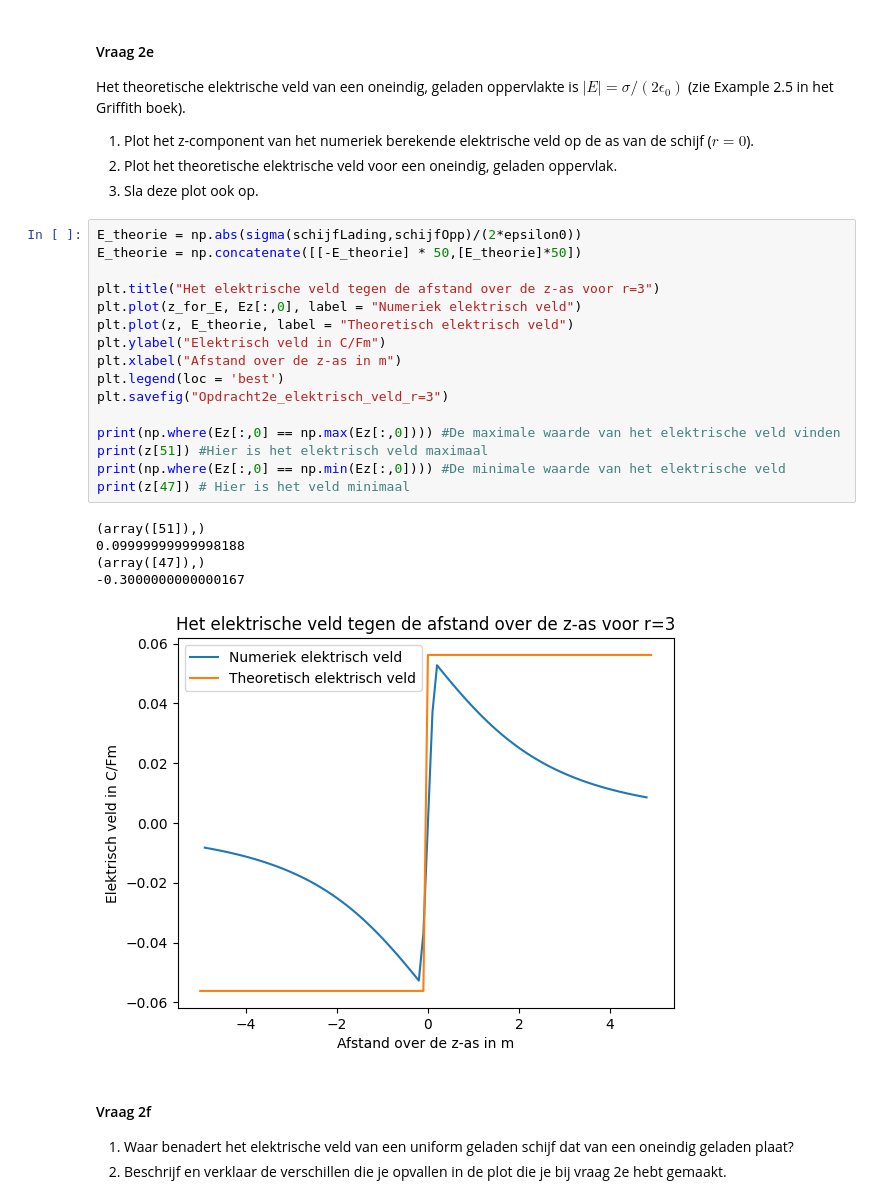
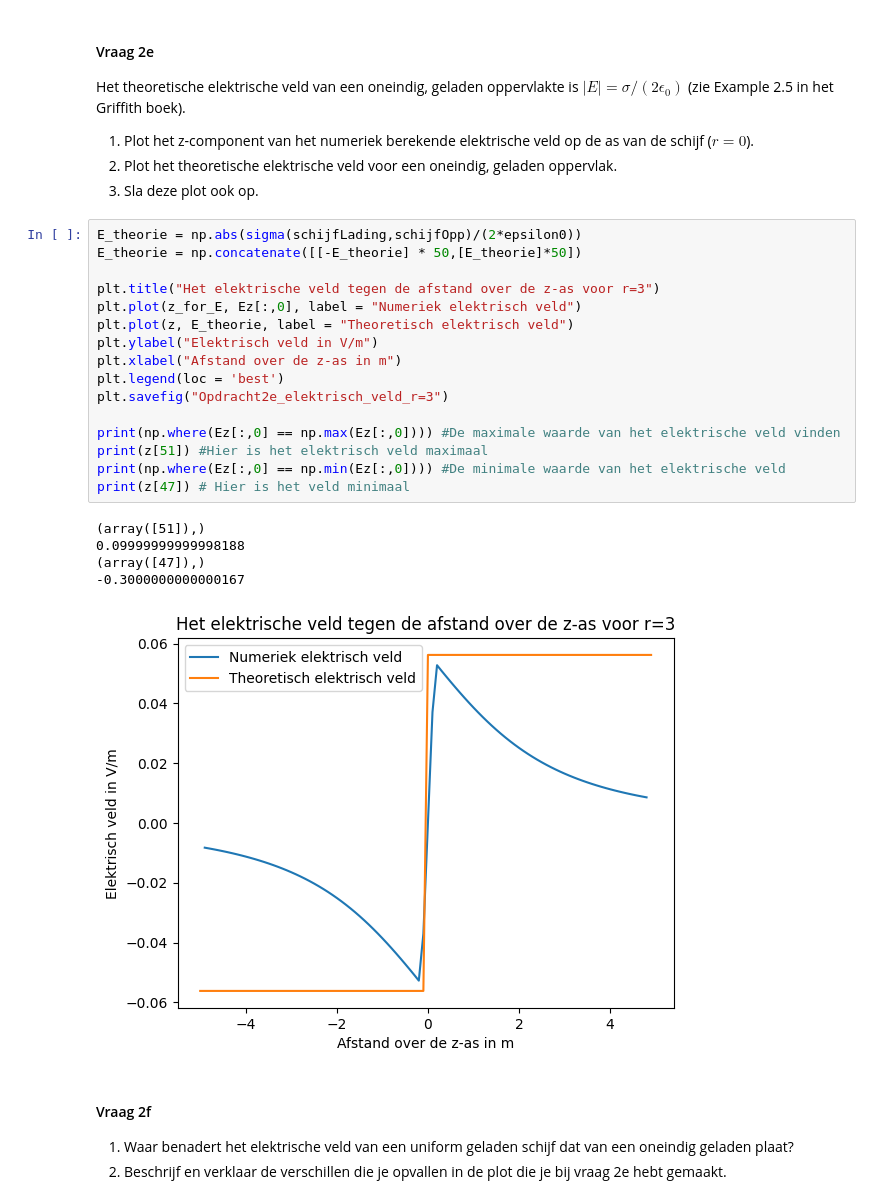
Before and after one commit to tdrvs/opdrachten-DEF-D, a Jupyter notebook: DigitaleOntwerpopdrachten/1CondensatorOpdracht/CondensatorOntwerpopdracht.ipynb, the cells around one changed output. Cells and saved outputs as stored; diff of their text form.

```diff
--- a/DigitaleOntwerpopdrachten/1CondensatorOpdracht/CondensatorOntwerpopdracht.ipynb
+++ b/DigitaleOntwerpopdrachten/1CondensatorOpdracht/CondensatorOntwerpopdracht.ipynb
@@ -296,25 +296,25 @@ Het theoretische elektrische veld van een oneindig, geladen oppervlakte is $|E|
 # %%
 E_theorie = np.abs(sigma(schijfLading,schijfOpp)/(2*epsilon0))
 E_theorie = np.concatenate([[-E_theorie] * 50,[E_theorie]*50])
 
 plt.title("Het elektrische veld tegen de afstand over de z-as voor r=3")
 plt.plot(z_for_E, Ez[:,0], label = "Numeriek elektrisch veld")
 plt.plot(z, E_theorie, label = "Theoretisch elektrisch veld")
-plt.ylabel("Elektrisch veld in C/Fm")
+plt.ylabel("Elektrisch veld in V/m")
 plt.xlabel("Afstand over de z-as in m")
 plt.legend(loc = 'best')
 plt.savefig("Opdracht2e_elektrisch_veld_r=3")
 
 print(np.where(Ez[:,0] == np.max(Ez[:,0]))) #De maximale waarde van het elektrische veld vinden
 print(z[51]) #Hier is het elektrisch veld maximaal
 print(np.where(Ez[:,0] == np.min(Ez[:,0]))) #De minimale waarde van het elektrische veld
 print(z[47]) # Hier is het veld minimaal
 # %% [output]
 (array([51]),)
 0.09999999999998188
 (array([47]),)
 -0.3000000000000167
-[figure, old version]
+[figure, new version]
 # %% [markdown]
 #### Vraag 2f
 1. Waar benadert het elektrische veld van een uniform geladen schijf dat van een oneindig geladen plaat?
```
Also changed, not shown: parts of 4 cells of this notebook, 2 other files.
